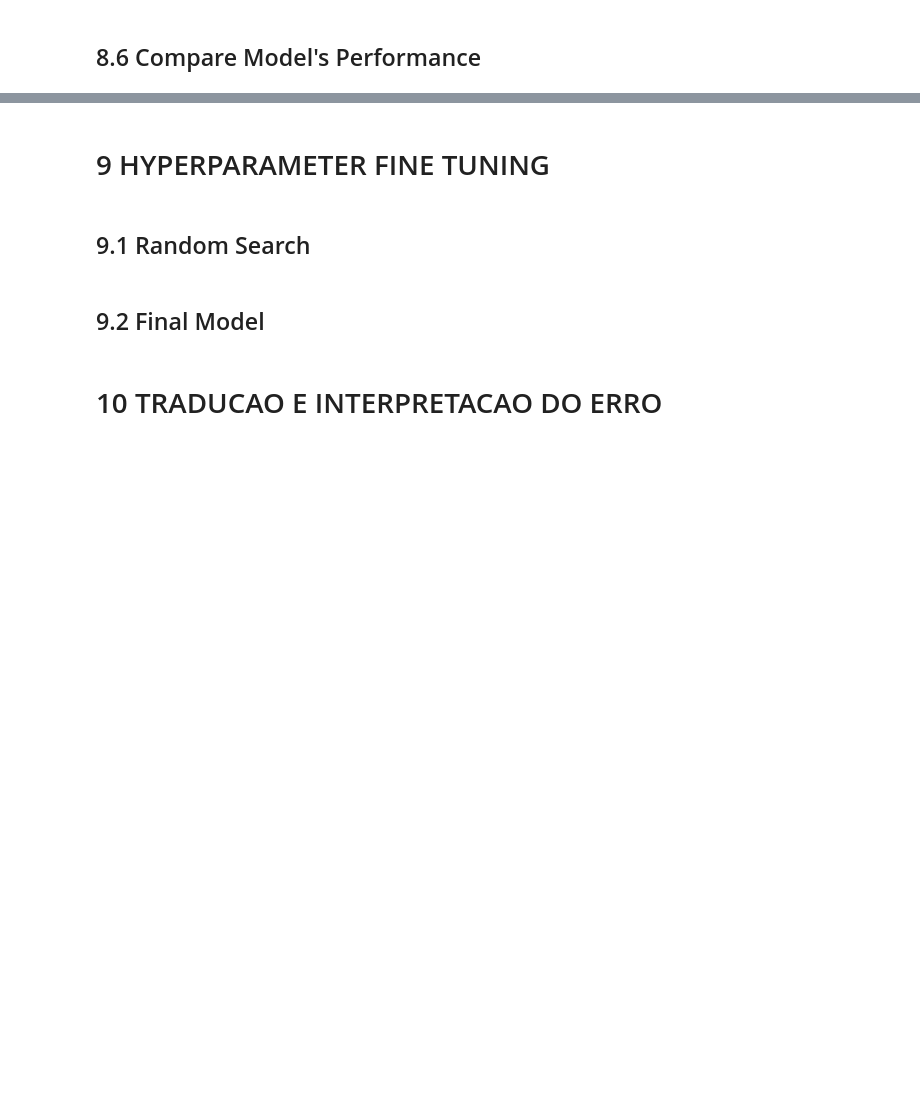
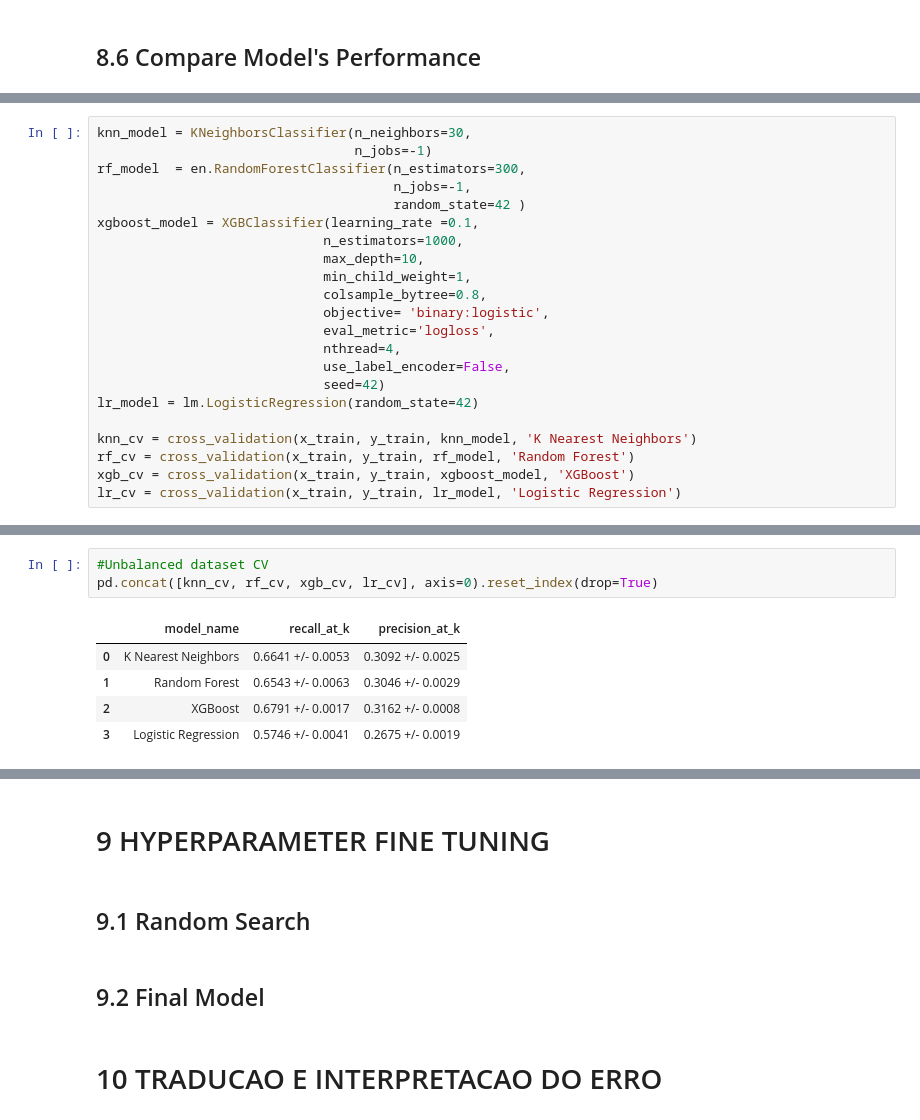
Before and after one commit to rafael-asousa/Cross-Sell-Prediction, a Jupyter notebook: notebook/cross-sell-predictions.ipynb, the cells around one changed output, grey strips where cells are left out. Cells and saved outputs as stored; diff of their text form; blank space fills up the shorter version.

```diff
--- a/notebook/cross-sell-predictions.ipynb
+++ b/notebook/cross-sell-predictions.ipynb
@@ -630,0 +752,22 @@ skplt.metrics.plot_cumulative_gain(y_test, yhat_lr)
+# %%
+knn_model = KNeighborsClassifier(n_neighbors=30,
+                                 n_jobs=-1)
+rf_model  = en.RandomForestClassifier(n_estimators=300,
+                                      n_jobs=-1,
+                                      random_state=42 )
+xgboost_model = XGBClassifier(learning_rate =0.1,
+                             n_estimators=1000,
+                             max_depth=10,
+                             min_child_weight=1,
+                             colsample_bytree=0.8,
+                             objective= 'binary:logistic',
+                             eval_metric='logloss',
+                             nthread=4,
+                             use_label_encoder=False,
+                             seed=42)
+lr_model = lm.LogisticRegression(random_state=42)
+
+knn_cv = cross_validation(x_train, y_train, knn_model, 'K Nearest Neighbors')
+rf_cv = cross_validation(x_train, y_train, rf_model, 'Random Forest')
+xgb_cv = cross_validation(x_train, y_train, xgboost_model, 'XGBoost')
+lr_cv = cross_validation(x_train, y_train, lr_model, 'Logistic Regression')
@@ -630,0 +792,9 @@ skplt.metrics.plot_cumulative_gain(y_test, yhat_lr)
+# %%
+#Unbalanced dataset CV
+pd.concat([knn_cv, rf_cv, xgb_cv, lr_cv], axis=0).reset_index(drop=True)
+# %% [output]
+|  | model_name | recall_at_k | precision_at_k |
+| 0 | K Nearest Neighbors | 0.6641 +/- 0.0053 | 0.3092 +/- 0.0025 |
+| 1 | Random Forest | 0.6543 +/- 0.0063 | 0.3046 +/- 0.0029 |
+| 2 | XGBoost | 0.6791 +/- 0.0017 | 0.3162 +/- 0.0008 |
+| 3 | Logistic Regression | 0.5746 +/- 0.0041 | 0.2675 +/- 0.0019 |
```
Also changed, not shown: parts of 34 cells of this notebook.
